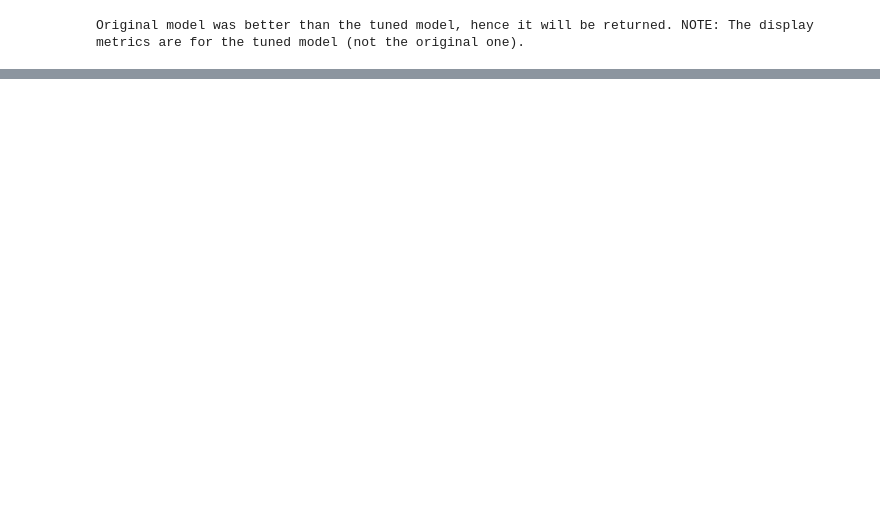
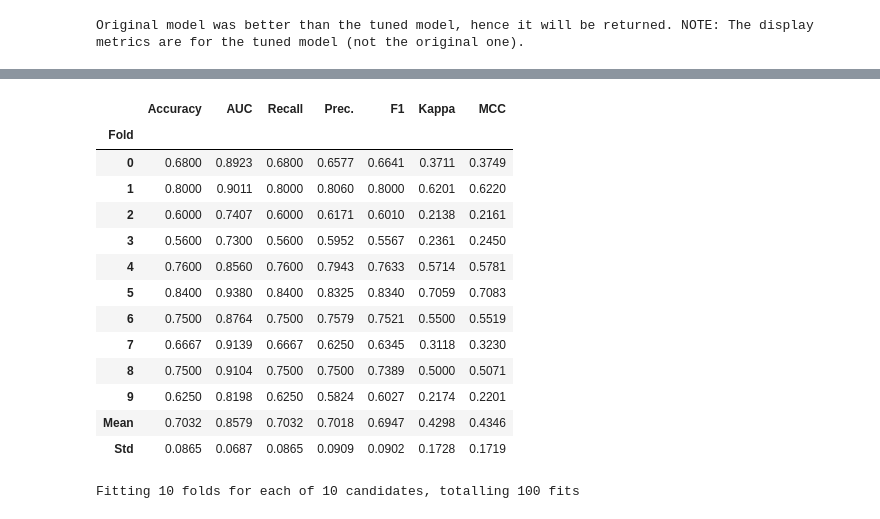
Before and after one commit to Gurpreet-KSaini/INSE6220, a Jupyter notebook: INSE6220_GurpreetKaur_40226346.ipynb, the cells around one changed output, grey strips where cells are left out. Cells and saved outputs as stored; diff of their text form; code cells hidden in the pictures; blank space fills up the shorter version.

```diff
--- a/INSE6220_GurpreetKaur_40226346.ipynb
+++ b/INSE6220_GurpreetKaur_40226346.ipynb
@@ -783,0 +858,3 @@ Original model was better than the tuned model, hence it will be returned. NOTE:
+# %%
+tuned_best_model_pca = tune_model(best_model_pca)
+# %% [output]
@@ -783,0 +862,15 @@ Original model was better than the tuned model, hence it will be returned. NOTE:
+|  | Accuracy | AUC | Recall | Prec. | F1 | Kappa | MCC |
+| Fold |  |  |  |  |  |  |  |
+| 0 | 0.6800 | 0.8923 | 0.6800 | 0.6577 | 0.6641 | 0.3711 | 0.3749 |
+| 1 | 0.8000 | 0.9011 | 0.8000 | 0.8060 | 0.8000 | 0.6201 | 0.6220 |
+| 2 | 0.6000 | 0.7407 | 0.6000 | 0.6171 | 0.6010 | 0.2138 | 0.2161 |
+| 3 | 0.5600 | 0.7300 | 0.5600 | 0.5952 | 0.5567 | 0.2361 | 0.2450 |
+| 4 | 0.7600 | 0.8560 | 0.7600 | 0.7943 | 0.7633 | 0.5714 | 0.5781 |
+| 5 | 0.8400 | 0.9380 | 0.8400 | 0.8325 | 0.8340 | 0.7059 | 0.7083 |
+| 6 | 0.7500 | 0.8764 | 0.7500 | 0.7579 | 0.7521 | 0.5500 | 0.5519 |
+| 7 | 0.6667 | 0.9139 | 0.6667 | 0.6250 | 0.6345 | 0.3118 | 0.3230 |
+| 8 | 0.7500 | 0.9104 | 0.7500 | 0.7500 | 0.7389 | 0.5000 | 0.5071 |
+| 9 | 0.6250 | 0.8198 | 0.6250 | 0.5824 | 0.6027 | 0.2174 | 0.2201 |
+| Mean | 0.7032 | 0.8579 | 0.7032 | 0.7018 | 0.6947 | 0.4298 | 0.4346 |
+| Std | 0.0865 | 0.0687 | 0.0865 | 0.0909 | 0.0902 | 0.1728 | 0.1719 |
+Fitting 10 folds for each of 10 candidates, totalling 100 fits
```
Also changed, not shown: parts of 17 cells of this notebook.
